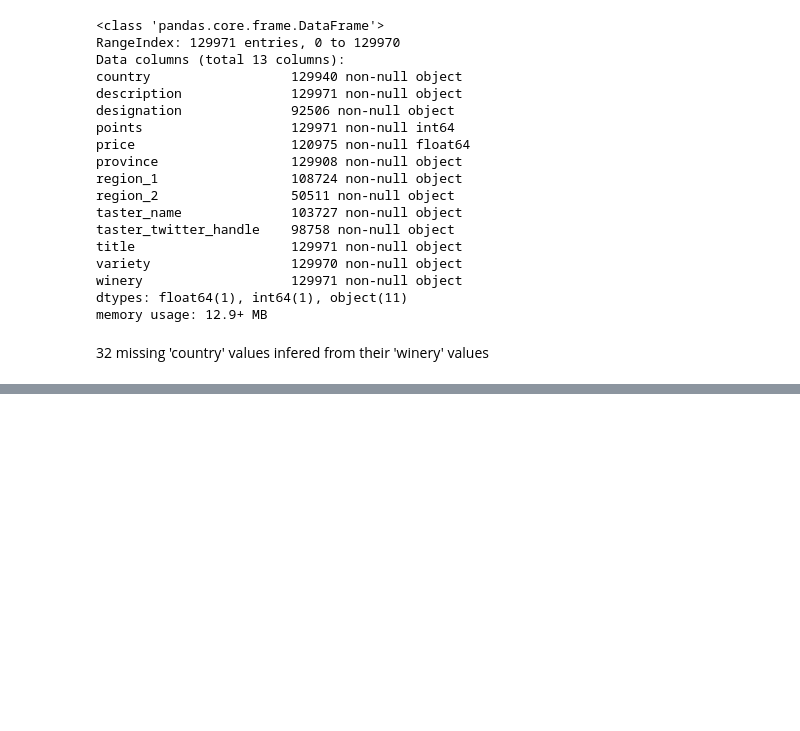
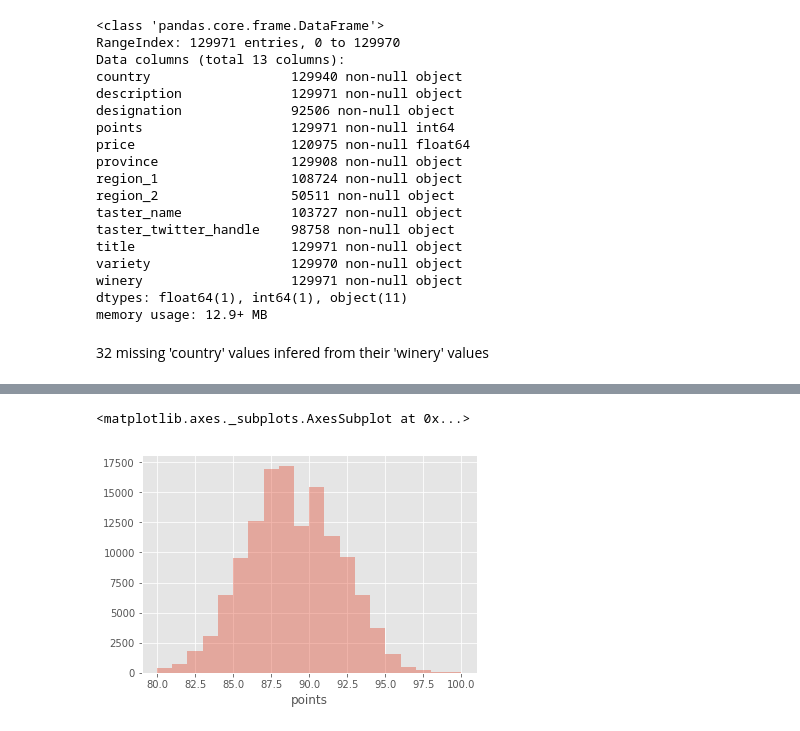
Before and after one commit to frazerng/Wine-Ratings, a Jupyter notebook: Wine Ratings Analysis - Tidy Tuesday in Python.ipynb, the cells around one changed output, grey strips where cells are left out. Saved outputs shown, nothing was run; the diff lists cells and outputs as text; code cells hidden in the pictures; blank space fills up the shorter version.

```diff
--- a/Wine Ratings Analysis - Tidy Tuesday in Python.ipynb
+++ b/Wine Ratings Analysis - Tidy Tuesday in Python.ipynb
@@ -112,0 +251,5 @@ memory usage: 12.9+ MB
+# %%
+sns.distplot(wine_rating_df[wine_rating_df['points'].notnull()]['points'], kde = False, bins = 20)
+# %% [output]
+<matplotlib.axes._subplots.AxesSubplot at 0x...>
+[figure, added]
```
Also changed, not shown: parts of 52 cells of this notebook.
